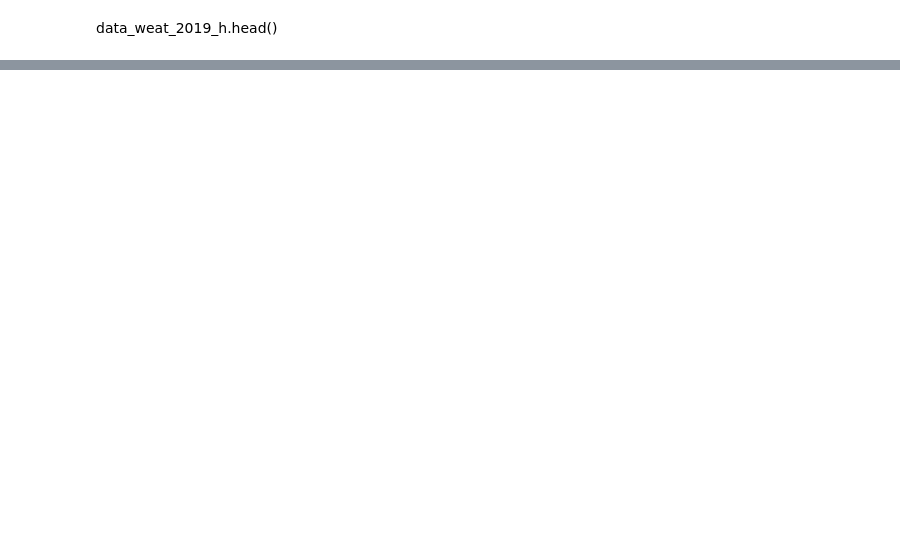
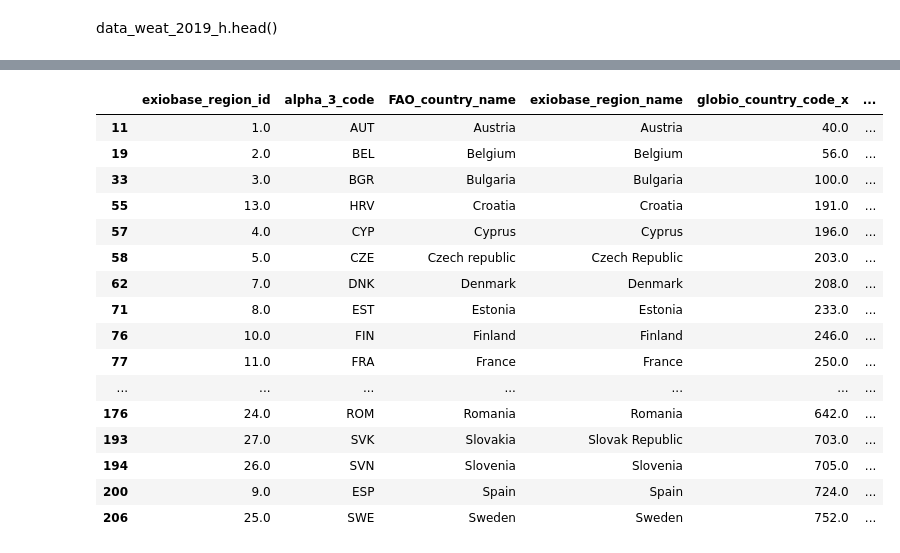
Before and after one commit to AlexandreGazagnes/Global-Biodiversity-Score, a Jupyter notebook: notebooks/01-First-Explo.ipynb, the cells around one changed output, grey strips where cells are left out. Saved outputs shown, nothing was run; the diff lists cells and outputs as text; code cells hidden in the pictures; blank space fills up the shorter version.

Commit message:
merge data Ok

```diff
--- a/notebooks/01-First-Explo.ipynb
+++ b/notebooks/01-First-Explo.ipynb
@@ -435,0 +540,11 @@ data_weat_2019_h.shape
+# %%
+merge1 = pd.merge(
+    left=country_specs,
+    right=data_weat_2019_h,
+    left_on="FAO_country_name",
+    right_on="Area",
+    how="outer",
+    indicator=True,
+)
+
+merge1
@@ -435,0 +565,3 @@ data_weat_2019_h.shape
+# %%
+merge1.rename(columns={"_merge": "_merge_1"}, inplace=True)
+merge1
@@ -437,0 +586,11 @@ data_weat_2019_h.head()
+# %%
+merge2 = pd.merge(
+    left=merge1,
+    right=crops_static,
+    left_on="globio_country_name",
+    right_on="globio_country_name",
+    how="outer",
+    indicator=True,
+)
+
+merge2
@@ -437,0 +611,3 @@ data_weat_2019_h.head()
+# %%
+merge2.rename(columns={"_merge": "_merge_2"}, inplace=True)
+merge2
@@ -437,0 +631,20 @@ data_weat_2019_h.head()
+# %%
+merge2.loc[merge2.loc[:, "_merge_2"] == "both", :]
+# %% [output]
+|  | exiobase_region_id | alpha_3_code | FAO_country_name | exiobase_region_name | globio_country_code_x | ... |
+| 11 | 1.0 | AUT | Austria | Austria | 40.0 | ... |
+| 19 | 2.0 | BEL | Belgium | Belgium | 56.0 | ... |
+| 33 | 3.0 | BGR | Bulgaria | Bulgaria | 100.0 | ... |
+| 55 | 13.0 | HRV | Croatia | Croatia | 191.0 | ... |
+| 57 | 4.0 | CYP | Cyprus | Cyprus | 196.0 | ... |
+| 58 | 5.0 | CZE | Czech republic | Czech Republic | 203.0 | ... |
+| 62 | 7.0 | DNK | Denmark | Denmark | 208.0 | ... |
+| 71 | 8.0 | EST | Estonia | Estonia | 233.0 | ... |
+| 76 | 10.0 | FIN | Finland | Finland | 246.0 | ... |
+| 77 | 11.0 | FRA | France | France | 250.0 | ... |
+| ... | ... | ... | ... | ... | ... | ... |
+| 176 | 24.0 | ROM | Romania | Romania | 642.0 | ... |
+| 193 | 27.0 | SVK | Slovakia | Slovak Republic | 703.0 | ... |
+| 194 | 26.0 | SVN | Slovenia | Slovenia | 705.0 | ... |
+| 200 | 9.0 | ESP | Spain | Spain | 724.0 | ... |
+| 206 | 25.0 | SWE | Sweden | Sweden | 752.0 | ... |
```
Also changed, not shown: parts of 20 cells of this notebook.
